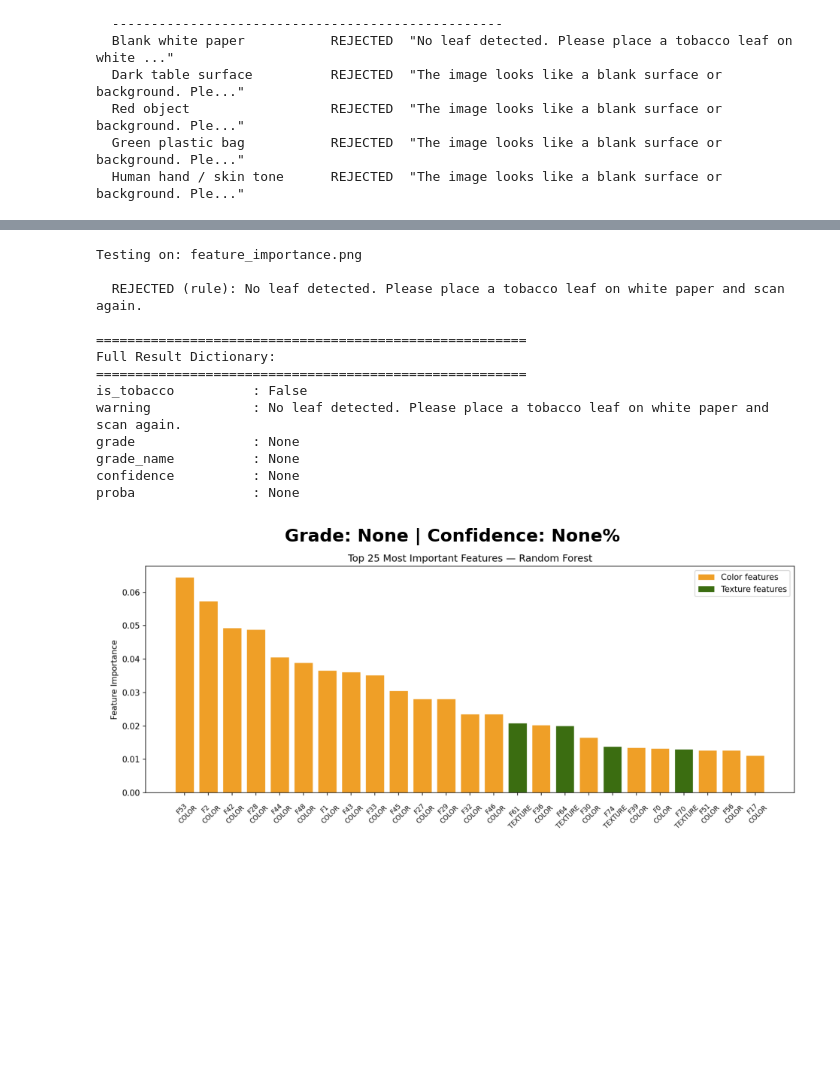
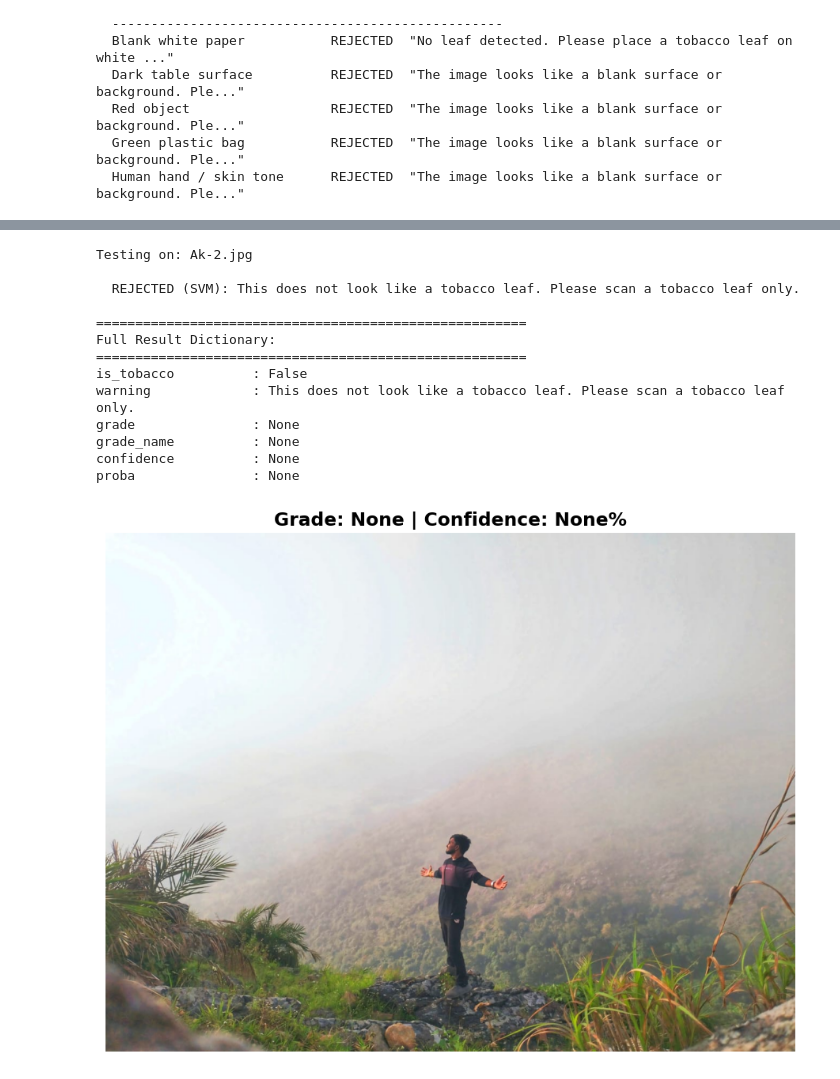
Before and after one commit to BaluAkhil/tobacco-leaf-grader, a Jupyter notebook: model.ipynb, the cells around one changed output, grey strips where cells are left out. Cells and saved outputs as stored; diff of their text form; code cells hidden in the pictures; blank space fills up the shorter version.

```diff
--- a/model.ipynb
+++ b/model.ipynb
@@ -25,8 +25,7 @@ warnings.filterwarnings('ignore')
 %matplotlib inline
 plt.rcParams['figure.dpi'] = 120
 # %%
-DATASET_PATH = r'C:\Users\BALU LOHITH REDDY\Downloads\archive\tobacco leaves'
-
+DATASET_PATH = r'C:\Users\BALU LOHITH REDDY\Downloads\tobacco leaves'
 FOLDER_TO_GRADE = {
     'gold':  (0, 'Grade A', 'Gold'),
     'green': (1, 'Grade B', 'Yellowish-Green'),
@@ -870,7 +830,7 @@ Found 178 images in C:\Users\BALU LOHITH REDDY\Downloads\archive\tobacco leaves\
 Saved: batch_predictions_v2.csv
 # %%
 # Test the full pipeline on a single image
-test_image_path = r'C:\Users\BALU LOHITH REDDY\Desktop\TBC\feature_importance.png'
+test_image_path = r'C:\Users\BALU LOHITH REDDY\Pictures\Ak-2.jpg'
 
 # Read the image
 test_img = cv2.imread(test_image_path)
@@ -885,34 +845,34 @@ else:
 
     print("\n" + "="*55)
     print("Full Result Dictionary:")
     print("="*55)
     for key, value in result.items():
         if key == 'proba' and value:
             print(f"{key:20}: A={value[0]*100:.2f}%  B={value[1]*100:.2f}%  C={value[2]*100:.2f}%")
         else:
             print(f"{key:20}: {value}")
 
     # Display the image
     img_rgb = cv2.cvtColor(test_img, cv2.COLOR_BGR2RGB)
     plt.figure(figsize=(8, 6))
     plt.imshow(img_rgb)
     plt.title(f"Grade: {result['grade']} | Confidence: {result['confidence']}%",
               fontsize=14, fontweight='bold')
     plt.axis('off')
     plt.tight_layout()
     plt.show()
 # %% [output]
-Testing on: feature_importance.png
+Testing on: Ak-2.jpg
 
-  REJECTED (rule): No leaf detected. Please place a tobacco leaf on white paper and scan again.
+  REJECTED (SVM): This does not look like a tobacco leaf. Please scan a tobacco leaf only.
 
 =======================================================
 Full Result Dictionary:
 =======================================================
 is_tobacco          : False
-warning             : No leaf detected. Please place a tobacco leaf on white paper and scan again.
+warning             : This does not look like a tobacco leaf. Please scan a tobacco leaf only.
 grade               : None
 grade_name          : None
 confidence          : None
 proba               : None
-[figure, old version]
+[figure, new version]
```
Also changed, not shown: parts of 5 cells of this notebook.
